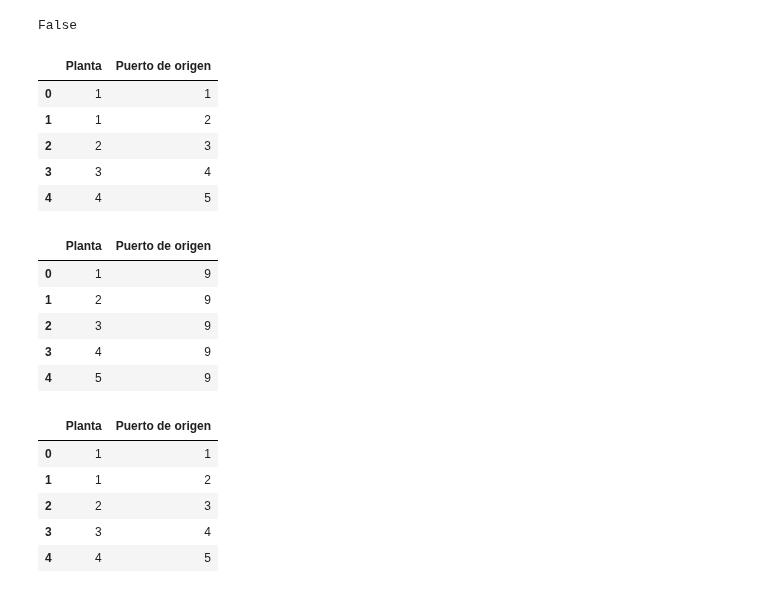
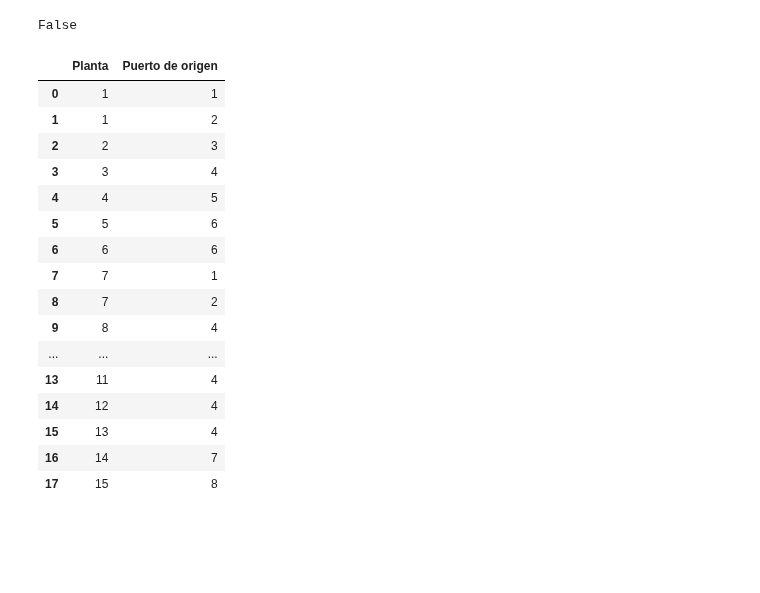
Before and after one commit to hernanrodri/Supply-Chain-Analytics, a Jupyter notebook: Restricciones/Puertos_por_planta.ipynb, the cells around one changed output. Cells and saved outputs as stored; diff of their text form; code cells hidden in the pictures; blank space fills up the shorter version.

```diff
--- a/Restricciones/Puertos_por_planta.ipynb
+++ b/Restricciones/Puertos_por_planta.ipynb
@@ -30,46 +30,28 @@ False
 # %%
 values = np.arange(1, 16, 1)
 
 puertos_por_planta[["Planta", "Puerto de origen"]] = puertos_por_planta[["Planta", "Puerto de origen"]].replace({"[^\d.]": ""}, regex = True).astype(int)
 puertos_por_planta = puertos_por_planta.loc[puertos_por_planta["Planta"].isin(values), :]
 
-puertos_por_planta.head()
+puertos_por_planta
 # %% [output]
 |  | Planta | Puerto de origen |
 | 0 | 1 | 1 |
 | 1 | 1 | 2 |
 | 2 | 2 | 3 |
 | 3 | 3 | 4 |
 | 4 | 4 | 5 |
+| 5 | 5 | 6 |
+| 6 | 6 | 6 |
+| 7 | 7 | 1 |
+| 8 | 7 | 2 |
+| 9 | 8 | 4 |
+| ... | ... | ... |
+| 13 | 11 | 4 |
+| 14 | 12 | 4 |
+| 15 | 13 | 4 |
+| 16 | 14 | 7 |
+| 17 | 15 | 8 |
-# %%
-import sys
-sys.path.append("C:\\Users\\Hernan\\Documents\\Datasets\\Supply Chain")
-
-from functions import combined_table
-
-planta = values
-puertos_de_origen = np.arange(9, 12, 1)
-
-df = combined_table("Planta", "Puerto de origen", planta, puertos_de_origen)
-df.head()
-# %% [output]
-|  | Planta | Puerto de origen |
-| 0 | 1 | 9 |
-| 1 | 2 | 9 |
-| 2 | 3 | 9 |
-| 3 | 4 | 9 |
-| 4 | 5 | 9 |
-# %%
-puertos_por_planta = pd.concat([puertos_por_planta, df]).reset_index(drop = True)
-
-puertos_por_planta.head()
-# %% [output]
-|  | Planta | Puerto de origen |
-| 0 | 1 | 1 |
-| 1 | 1 | 2 |
-| 2 | 2 | 3 |
-| 3 | 3 | 4 |
-| 4 | 4 | 5 |
 # %%
 puertos_agrup_por_planta = puertos_por_planta.groupby(by = "Planta").agg({"Planta": "size"}).rename(columns = {"Planta": "Recuento de Puertos de origen"})
 
```
Also changed, not shown: parts of 2 cells of this notebook, 2 other files.
